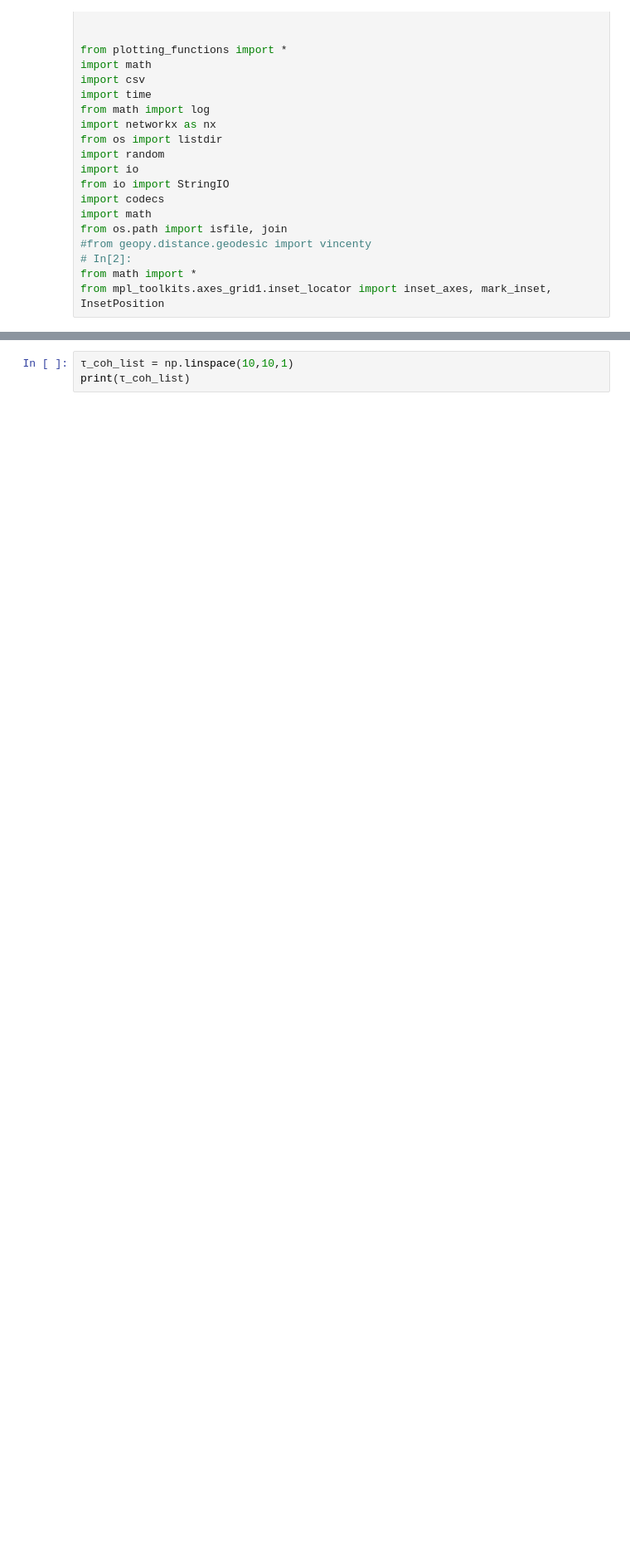
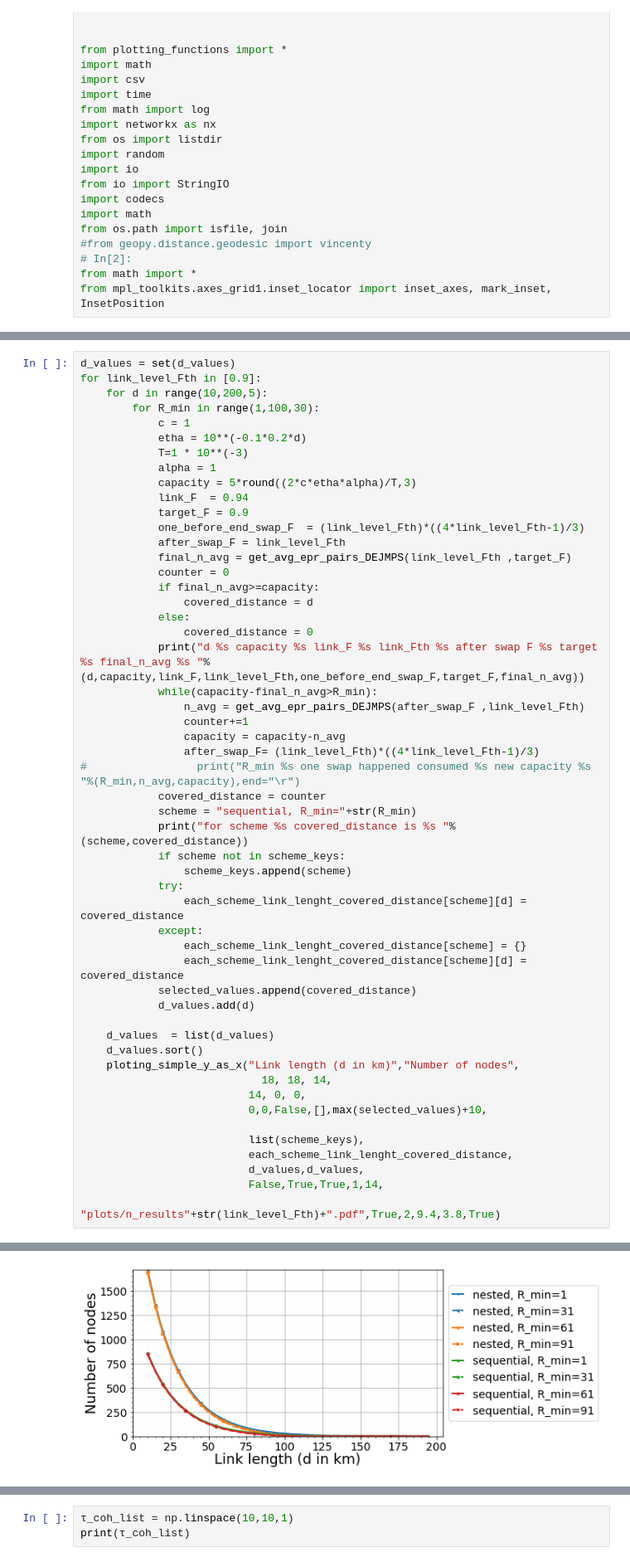
Before and after one commit to pooryousefshahrooz/QSN, a Jupyter notebook: plotting/parsing_and_plotting.ipynb, the cells around one changed output, grey strips where cells are left out. Shown at 83% size. Cells and saved outputs as stored; diff of their text form; blank space fills up the shorter version.

```diff
--- a/plotting/parsing_and_plotting.ipynb
+++ b/plotting/parsing_and_plotting.ipynb
@@ -24,0 +118,53 @@ from mpl_toolkits.axes_grid1.inset_locator import inset_axes, mark_inset, InsetP
+# %%
+d_values = set(d_values)
+for link_level_Fth in [0.9]:
+    for d in range(10,200,5):
+        for R_min in range(1,100,30):
+            c = 1
+            etha = 10**(-0.1*0.2*d)
+            T=1 * 10**(-3)
+            alpha = 1
+            capacity = 5*round((2*c*etha*alpha)/T,3)
+            link_F  = 0.94
+            target_F = 0.9
+            one_before_end_swap_F  = (link_level_Fth)*((4*link_level_Fth-1)/3)
+            after_swap_F = link_level_Fth
+            final_n_avg = get_avg_epr_pairs_DEJMPS(link_level_Fth ,target_F)
+            counter = 0
+            if final_n_avg>=capacity:
+                covered_distance = d
+            else:
+                covered_distance = 0
+            print("d %s capacity %s link_F %s link_Fth %s after swap F %s target %s final_n_avg %s "%(d,capacity,link_F,link_level_Fth,one_before_end_swap_F,target_F,final_n_avg))
+            while(capacity-final_n_avg>R_min):
+                n_avg = get_avg_epr_pairs_DEJMPS(after_swap_F ,link_level_Fth)
+                counter+=1
+                capacity = capacity-n_avg
+                after_swap_F= (link_level_Fth)*((4*link_level_Fth-1)/3)
+#                 print("R_min %s one swap happened consumed %s new capacity %s "%(R_min,n_avg,capacity),end="\r")
+            covered_distance = counter
+            scheme = "sequential, R_min="+str(R_min)
+            print("for scheme %s covered_distance is %s "%(scheme,covered_distance))
+            if scheme not in scheme_keys:
+                scheme_keys.append(scheme)
+            try:
+                each_scheme_link_lenght_covered_distance[scheme][d] = covered_distance
+            except:
+                each_scheme_link_lenght_covered_distance[scheme] = {}
+                each_scheme_link_lenght_covered_distance[scheme][d] = covered_distance
+            selected_values.append(covered_distance)
+            d_values.add(d)
+
+    d_values  = list(d_values)
+    d_values.sort()
+    ploting_simple_y_as_x("Link length (d in km)","Number of nodes",
+                            18, 18, 14,
+                          14, 0, 0,
+                          0,0,False,[],max(selected_values)+10,
+
+                          list(scheme_keys),
+                          each_scheme_link_lenght_covered_distance,
+                          d_values,d_values,
+                          False,True,True,1,14,
+                          "plots/n_results"+str(link_level_Fth)+".pdf",True,2,9.4,3.8,True)
+# %% [output]
@@ -24,0 +188 @@ from mpl_toolkits.axes_grid1.inset_locator import inset_axes, mark_inset, InsetP
+[figure, added]
```
Also changed, not shown: parts of 11 cells of this notebook, 13 other files.
